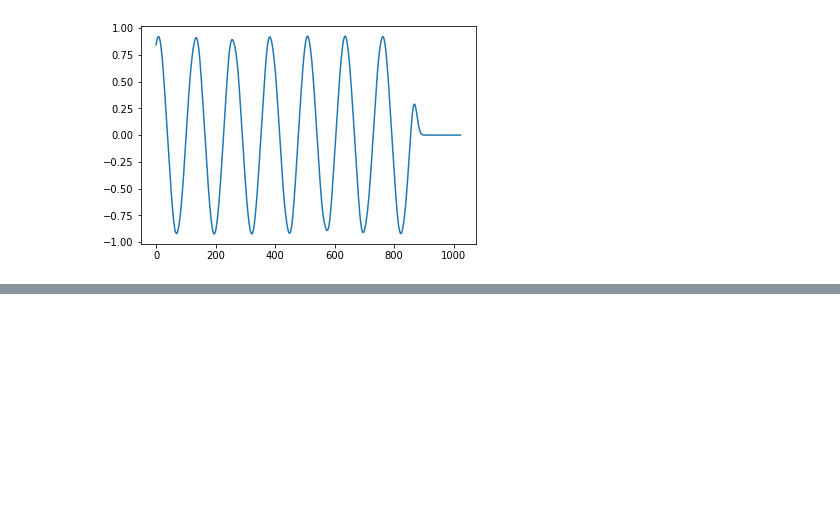
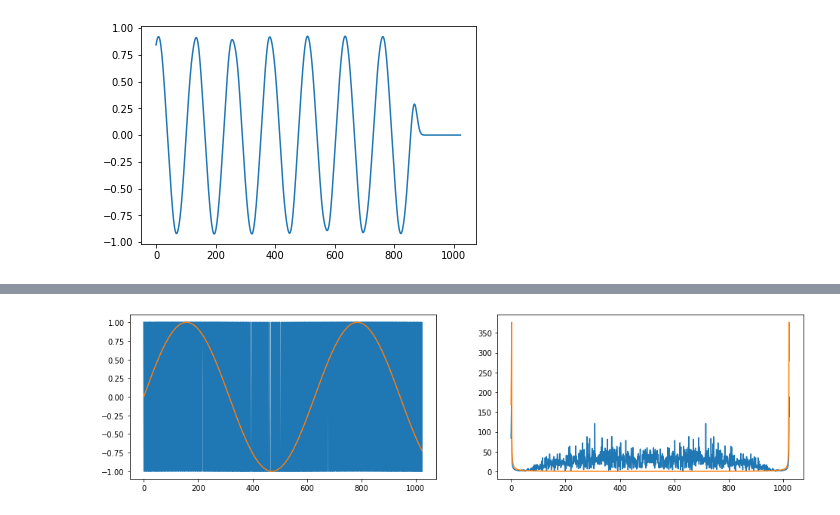
Before and after one commit to ryuz/training, a Jupyter notebook: digital_filter/DeltaSigma.ipynb, the cells around one changed output, grey strips where cells are left out. Cells and saved outputs as stored; diff of their text form; code cells hidden in the pictures; blank space fills up the shorter version.

```diff
--- a/digital_filter/DeltaSigma.ipynb
+++ b/digital_filter/DeltaSigma.ipynb
@@ -46,0 +91,35 @@ plt.plot(yy)
+# %%
+class delta_sigma2():
+    out0 = 0
+    out1 = 0
+    acc0 = 0
+    acc1 = 0
+
+    def calc(self, x):
+        y = x - self.out1 * 2
+        self.acc0 += y
+        y = self.acc0 - self.out0 * 4
+        self.acc1 += y
+        self.out1 = self.out0
+        self.out0 = 1 if self.acc1 >= 0 else -1
+        return self.out0
+# %%
+X = np.fft.fft(x)
+
+ds = delta_sigma2()
+y = np.zeros_like(x)
+for i in range(len(x)):
+    y[i] = ds.calc(x[i])
+Y = np.fft.fft(y)
+
+# 表示
+fig = plt.figure(figsize=(16, 4))
+ax_x = fig.add_subplot(121)
+ax_x.plot(y)
+ax_x.plot(x)
+ax_X = fig.add_subplot(122)
+ax_X.plot(np.abs(Y))
+ax_X.plot(np.abs(X))
+plt.show()
+# %% [output]
+[figure, added]
```
Also changed, not shown: parts of 6 cells of this notebook.
